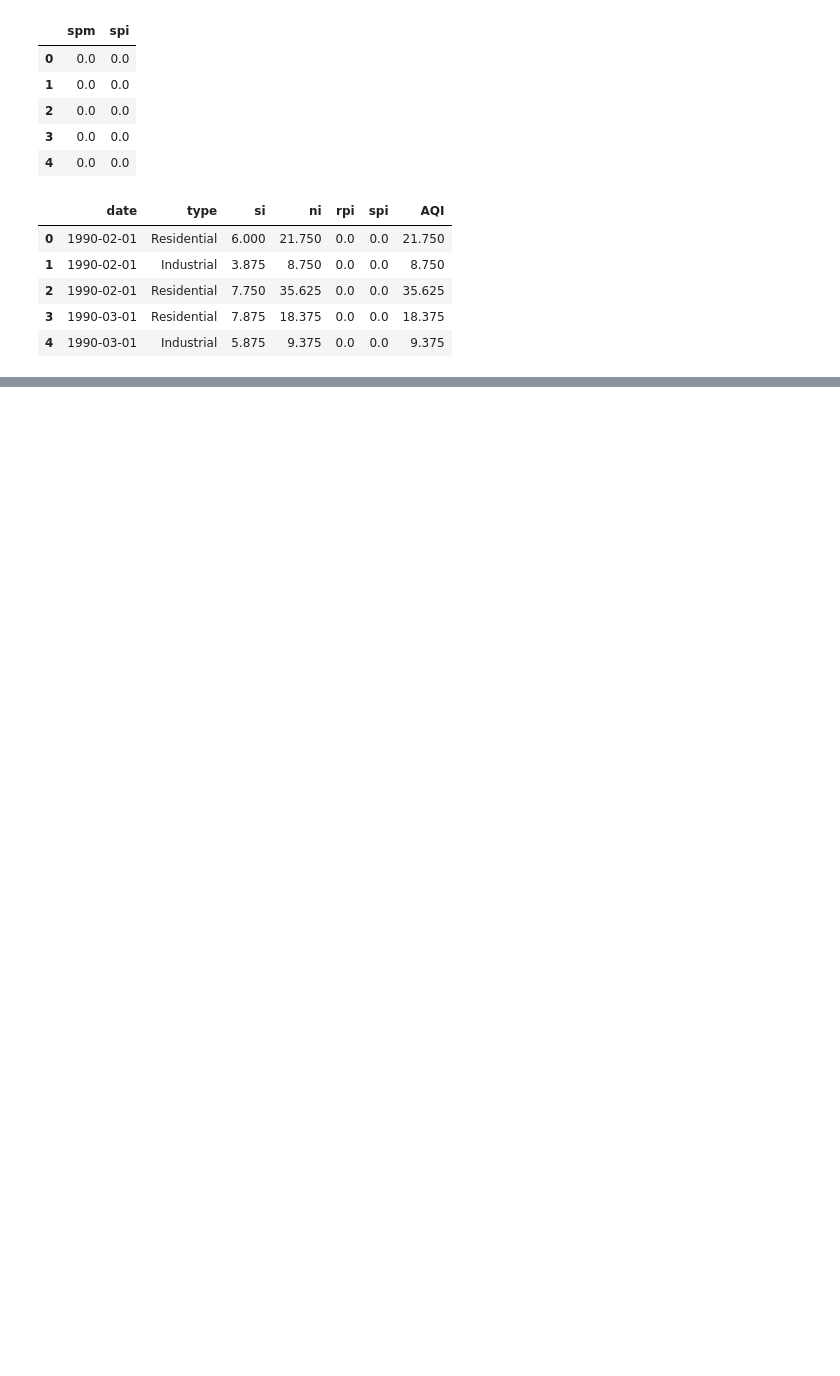
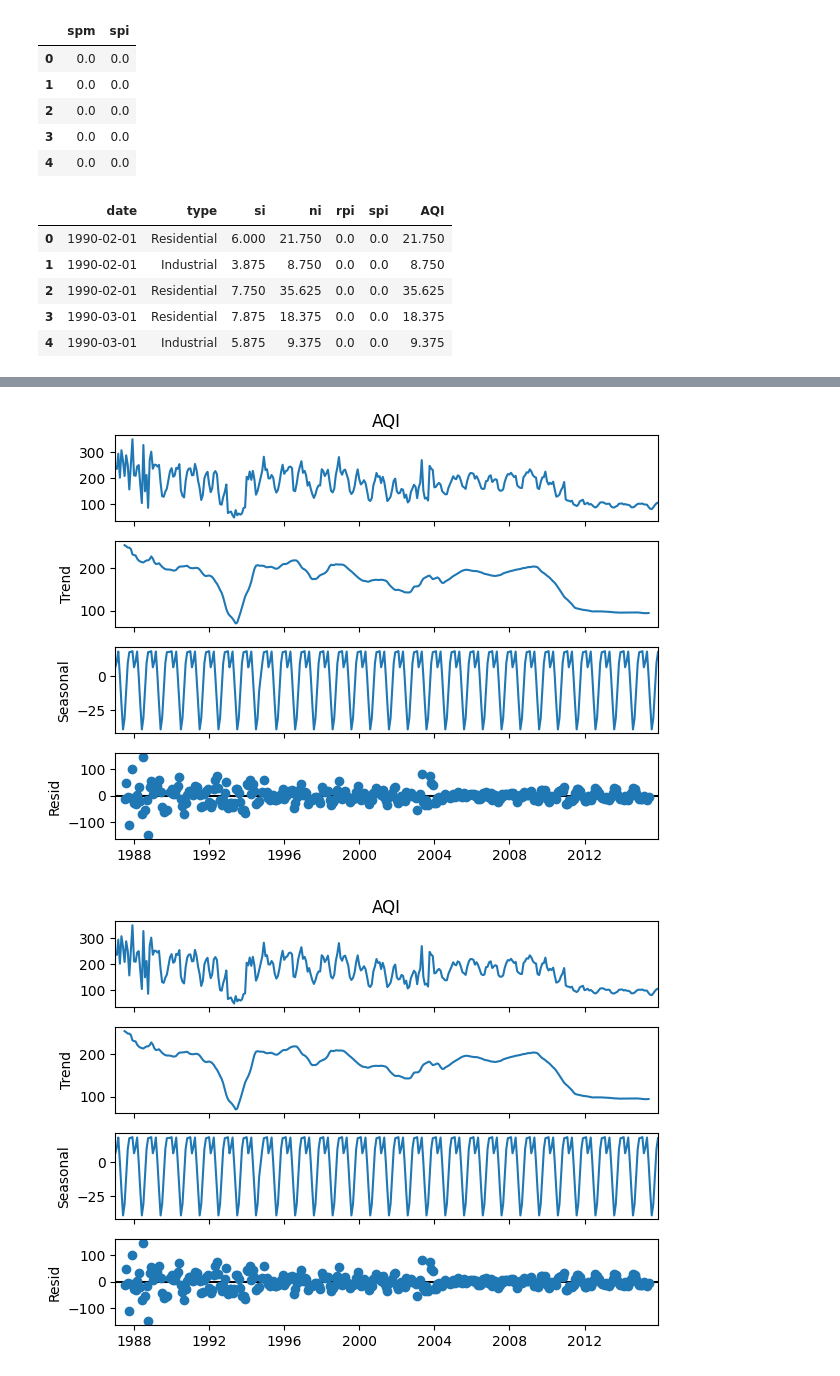
Before and after one commit to soulbrooxx/indian-air, a Jupyter notebook: src/analysis.ipynb, the cells around one changed output, grey strips where cells are left out. Drawn from its saved outputs; the diff is of its cells as text; code cells hidden in the pictures; blank space fills up the shorter version.

```diff
--- a/src/analysis.ipynb
+++ b/src/analysis.ipynb
@@ -841,0 +221,30 @@ No supported index is available. In the next version, calling this method in a m
+# %%
+# Convert the 'date' column to datetime
+df["date"] = pd.to_datetime(df["date"])
+
+# Select only numeric columns before applying mean
+numeric_cols = df.select_dtypes(include=['number']).columns
+
+# Group by year and month, calculate mean for numeric columns
+monthly_mean = df.groupby(df["date"].dt.to_period("M"))[numeric_cols].mean()
+
+# Drop the original 'date' column (not needed in the resulting DataFrame)
+monthly_mean = monthly_mean.drop(columns=['date'], errors='ignore')
+
+# Reset index to turn 'period' into a regular column
+monthly_mean.reset_index(inplace=True)
+
+# Rename the index column to 'period'
+monthly_mean.rename(columns={"date": "period"}, inplace=True)
+
+# Convert 'period' to datetime if desired
+monthly_mean['date'] = monthly_mean['period'].dt.to_timestamp()
+
+# Optional: Drop the 'date' column if it's no longer needed
+monthly_mean = monthly_mean.drop(columns=['date'], errors='ignore')
+
+# Show the first few rows to verify the result
+print(monthly_mean.head())
+
+# Save to CSV
+monthly_mean.to_csv('../data/cal.csv', index=False)
@@ -841,0 +324,3 @@ No supported index is available. In the next version, calling this method in a m
+# %%
+new_data_A = monthly_mean
+new_data_A
@@ -841,0 +341,5 @@ No supported index is available. In the next version, calling this method in a m
+# %%
+# new_data_A = monthly_mean.iloc[:,[0,5]]
+new_data_A['period'] = pd.to_datetime(new_data_A['period'])
+new_data_A.set_index('period', inplace=True)
+new_data_A
@@ -841,0 +361,3 @@ No supported index is available. In the next version, calling this method in a m
+# %%
+new_data_A['AQI'] = new_data_A['AQI'].interpolate(method='linear')
+new_data_A
@@ -841,0 +379,7 @@ No supported index is available. In the next version, calling this method in a m
+# %%
+from statsmodels.tsa.seasonal import seasonal_decompose
+result = seasonal_decompose(new_data_A['AQI'], model='additive', period=12)
+result.plot()
+# %% [output]
+[figure, added]
+[figure, added]
```
Also changed, not shown: parts of 45 cells of this notebook, 20 other files.
